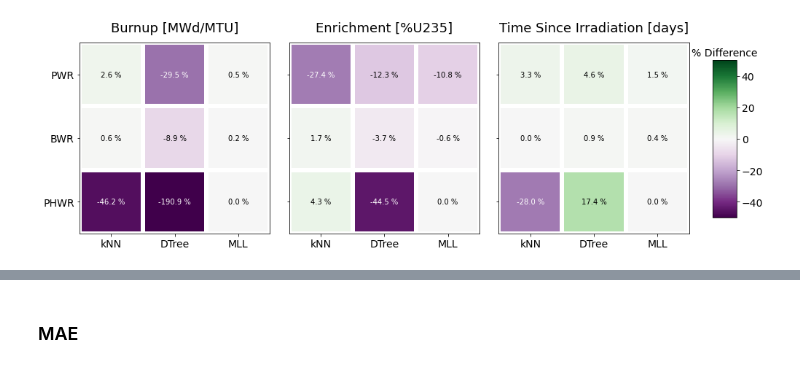
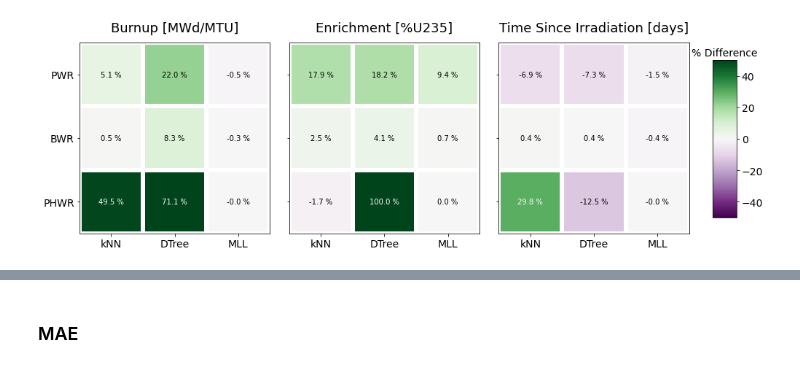
Before and after one commit to opotowsky/process_results, a Jupyter notebook: rxtr-type_mll_scikit_compare.ipynb, the cells around one changed output, grey strips where cells are left out. Saved outputs shown, nothing was run; the diff lists cells and outputs as text; code cells hidden in the pictures.

```diff
--- a/rxtr-type_mll_scikit_compare.ipynb
+++ b/rxtr-type_mll_scikit_compare.ipynb
@@ -56,7 +40,7 @@ def heatmap(data, row_labels, col_labels, ax=None,
 
 
 def annotate_heatmap(im, data=None, valfmt="{x:.2f}",
-                     textcolors=("white", "black"),
+                     textcolors=("black", "white"),
                      threshold=None, **textkw):
 
     if not isinstance(data, (list, np.ndarray)):
@@ -90,10 +74,10 @@ def annotate_heatmap(im, data=None, valfmt="{x:.2f}",
     return texts
 # %%
 base = '/mnt/researchdrive/BOX_INTERNAL/opotowsky/processed_results/'
-pkl = 'rxtr-type_mll_scikit_compare_err01.pkl'
+pkl = 'rxtr-type_mll_scikit_compare_err05.pkl'
 df1 = pd.read_pickle(base+pkl)
 # %%
-pkl = 'no-rxtr-type_mll_scikit_compare.pkl'
+pkl = 'no-rxtr-type_mll_scikit_compare_err05.pkl'
 df2 = pd.read_pickle(base+pkl)
 # %%
 rename1 = {'knn' : 'kNN Known', 'dtree' : 'DTree Known', 'mll' : 'MLL Known'}
@@ -123,8 +107,8 @@ df.loc[:, (l, 'MAPE')].round(2)
 # %%
 diffs = pd.DataFrame(index=df.index, columns=['kNN', 'DTree', 'MLL'])
-diffs['kNN'] = 100 * (df.loc[:, ('kNN Known', 'MAE')] - df.loc[:, ('kNN Unknown', 'MAE')]) / df.loc[:, ('kNN Known', 'MAE')]
-diffs['DTree'] = 100 * (df.loc[:, ('DTree Known', 'MAE')] - df.loc[:, ('DTree Unknown', 'MAE')]) / df.loc[:, ('DTree Known', 'MAE')]
-diffs['MLL'] = 100 * (df.loc[:, ('MLL Known', 'MAE')] - df.loc[:, ('MLL Unknown', 'MAE')]) / df.loc[:, ('MLL Known', 'MAE')]
+diffs['kNN'] = -100 * (df.loc[:, ('kNN Known', 'MAE')] - df.loc[:, ('kNN Unknown', 'MAE')]) / df.loc[:, ('kNN Unknown', 'MAE')]
+diffs['DTree'] = -100 * (df.loc[:, ('DTree Known', 'MAE')] - df.loc[:, ('DTree Unknown', 'MAE')]) / df.loc[:, ('DTree Unknown', 'MAE')]
+diffs['MLL'] = -100 * (df.loc[:, ('MLL Known', 'MAE')] - df.loc[:, ('MLL Unknown', 'MAE')]) / df.loc[:, ('MLL Unknown', 'MAE')]
 diffs.loc[('enrichment', 'phwr'), 'MLL'] = 0.0
 # %%
 algs = ['kNN', 'DTree', 'MLL']
@@ -141,15 +131,15 @@ diffs.loc['burnup']
 # %%
 fig, axs = plt.subplots(nrows=1, ncols=3, sharex=False, sharey=True, figsize=(15,5))
 for a, ax in enumerate(axs):
     im = heatmap(diffs.loc[preds[a]], ['PWR', 'BWR', 'PHWR'], algs, ax=ax, cmap='PRGn')
-    texts = annotate_heatmap(im, valfmt="{x:.1f} %")
+    texts = annotate_heatmap(im, valfmt="{x:.1f} %", threshold=25)
     ax.set_title(Preds[preds[a]], fontsize=18, pad=15)
 cax = fig.add_axes([0.93, 0.2, 0.03, 0.6])
 fig.colorbar(im, cax=cax)
 cax.tick_params(labelsize=14)
 cax.set_title('% Difference', fontsize=14)
 plt.subplots_adjust(wspace=0.1)
 plt.show()
-fig.savefig('./plots/rxtr-type_known-unknown_diff.png', bbox_inches='tight', transparent=True)
+fig.savefig('./plots/rxtr-type_known-unknown_diff_err05.png', bbox_inches='tight', transparent=True)
 # %% [output]
-[figure, old version]
+[figure, new version]
```
Also changed, not shown: parts of 4 cells of this notebook.
